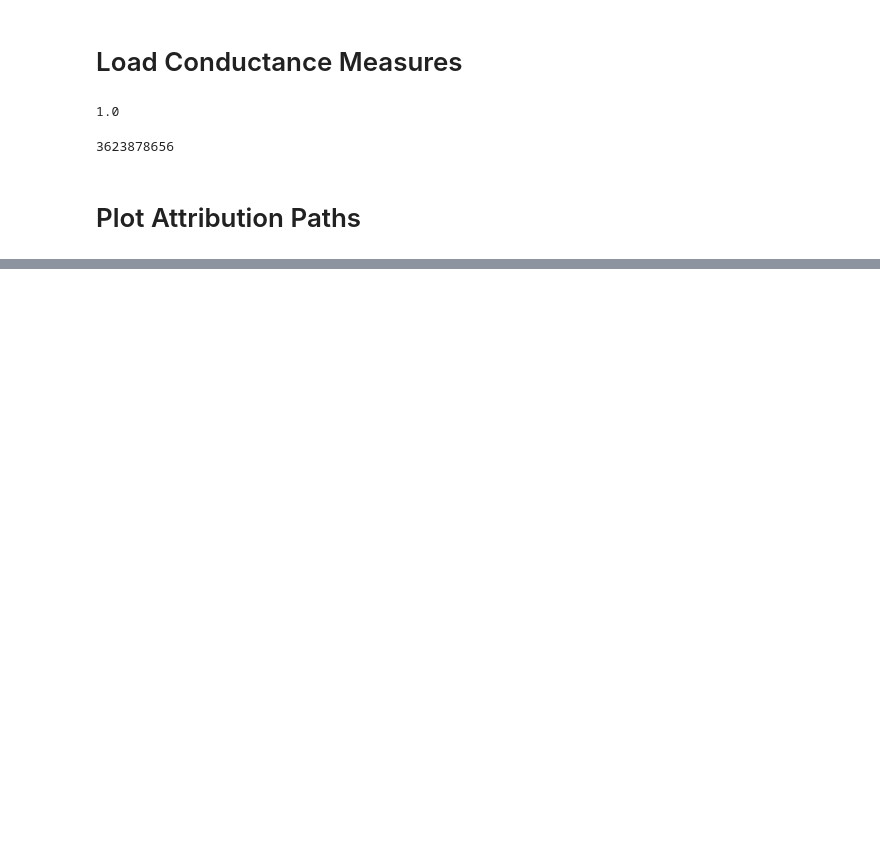
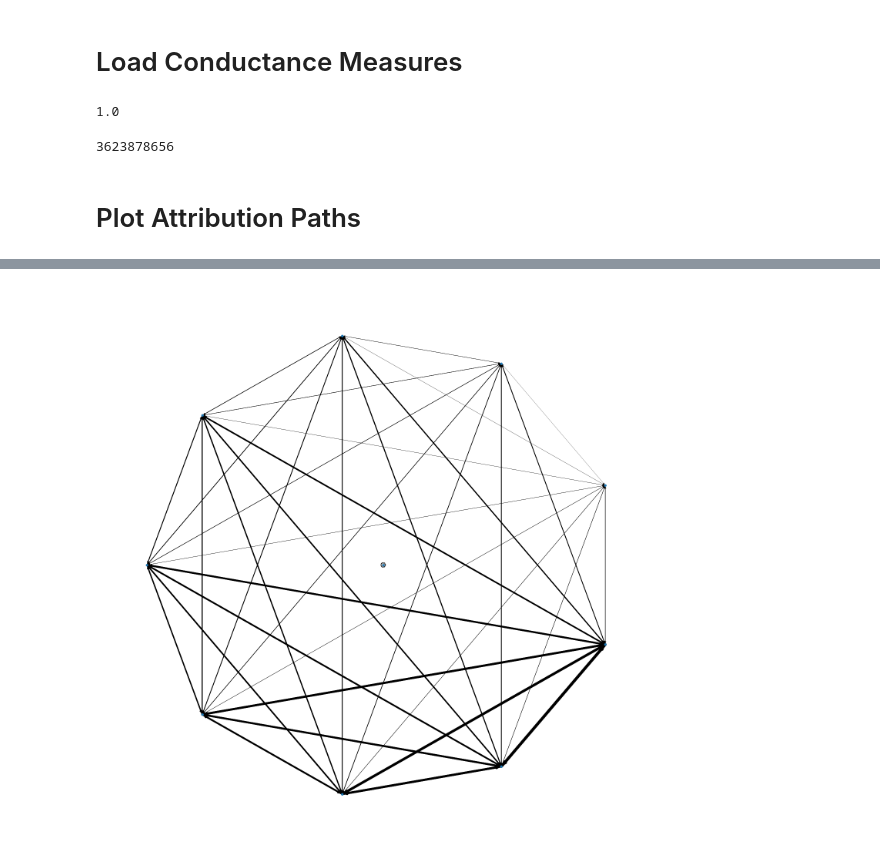
Before and after one commit to jarrodhaas/Mallet, a Jupyter notebook: ZFNet_Conductance_Visualization.ipynb, the cells around one changed output, grey strips where cells are left out. Cells and saved outputs as stored; diff of their text form; code cells hidden in the pictures; blank space fills up the shorter version.

```diff
--- a/ZFNet_Conductance_Visualization.ipynb
+++ b/ZFNet_Conductance_Visualization.ipynb
@@ -190,39 +190,39 @@ G = nx.DiGraph()
 G.add_node("ROOT")
 G.add_node("FOOT")
 
-for i, l1_e in enumerate(conv1_frogs_mean[:20]):
+for i, l1_e in enumerate(conv1_frogs_mean[:50]):
     i_ = str(i) + "l1"
     G.add_node(i_)
     G.add_edge("ROOT", i_, weight=0.01)
 
-    for j, l2_e in enumerate(conv2_frogs_mean[:20]):
+    for j, l2_e in enumerate(conv2_frogs_mean[:50]):
 
         j_ = str(j) + "l2"
-        path_mag = np.sum((np.abs(l1_e),np.abs(l2_e)))
+        path_mag = l1_e
 
         if (i==0):
             G.add_node(j_)
 
         G.add_edge(i_, j_, weight=path_mag)
 
-        for k, l3_e in enumerate(conv3_frogs_mean[:10]):
+        for k, l3_e in enumerate(conv3_frogs_mean[:50]):
 
             k_ = str(k) + "l3"
-            path_mag = np.sum((np.abs(l2_e), np.abs(l3_e)))
+            path_mag = l2_e
 
             if (j==0):
                 G.add_node(k_)
 
             G.add_edge(j_, k_, weight=path_mag)
 
-            for l, l4_e in enumerate(conv4_frogs_mean[:20]):
+            for l, l4_e in enumerate(conv4_frogs_mean[:50]):
 
                 l_ = str(l) + "l4"
-                path_mag = np.sum((np.abs(l3_e), np.abs(l4_e)))
+                path_mag = l3_e
 
                 if (k==0):
                     G.add_node(l_)
-                    G.add_edge(l_,"FOOT", weight=0.01)
+                    G.add_edge(l_, "FOOT", weight=l4_e)
 
                 G.add_edge(k_, l_, weight=path_mag)
 # %%
@@ -326,0 +396,22 @@ plt.plot(conv4_frogs_mean[:12])
+# %%
+import networkx as nx
+
+G = nx.DiGraph()
+edges = G.edges()
+
+for i in range(10):
+    G.add_node(i)
+    for j in range(10):
+        if i == 0:
+            G.add_node(j)
+        G.add_edge(i, j, weight=i*j*0.1)
+
+
+weights = [G[u][v]['weight'] for u,v in edges]
+
+plt.figure(figsize=(20,20))
+
+pos = graphviz_layout(G, prog='twopi')
+nx.draw(G, pos, edges=edges, width=weights, with_labels=False, arrows=True, node_size=30)
+# %% [output]
+[figure, added]
```
Also changed, not shown: parts of 14 cells of this notebook, 2 other files.
